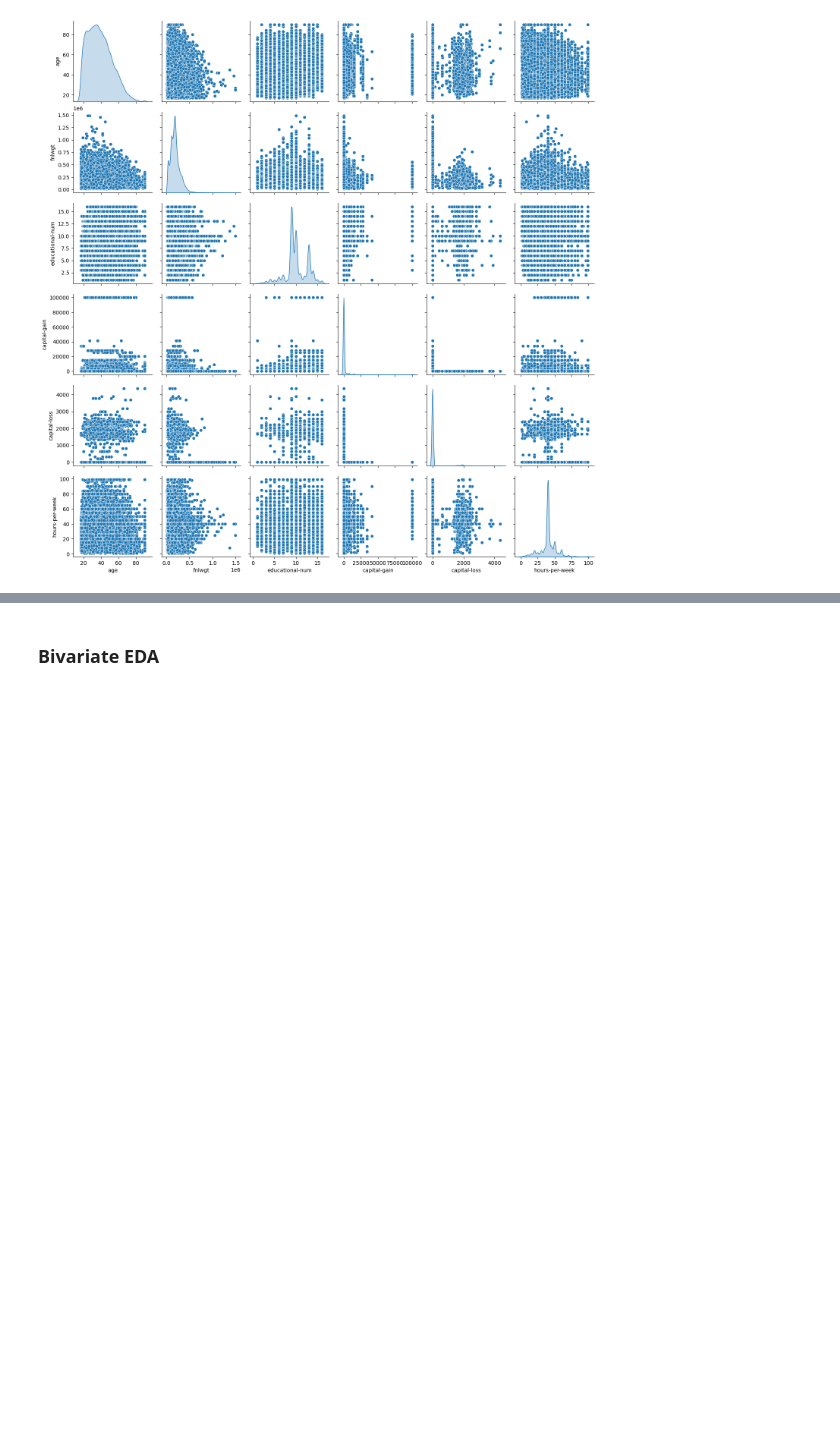
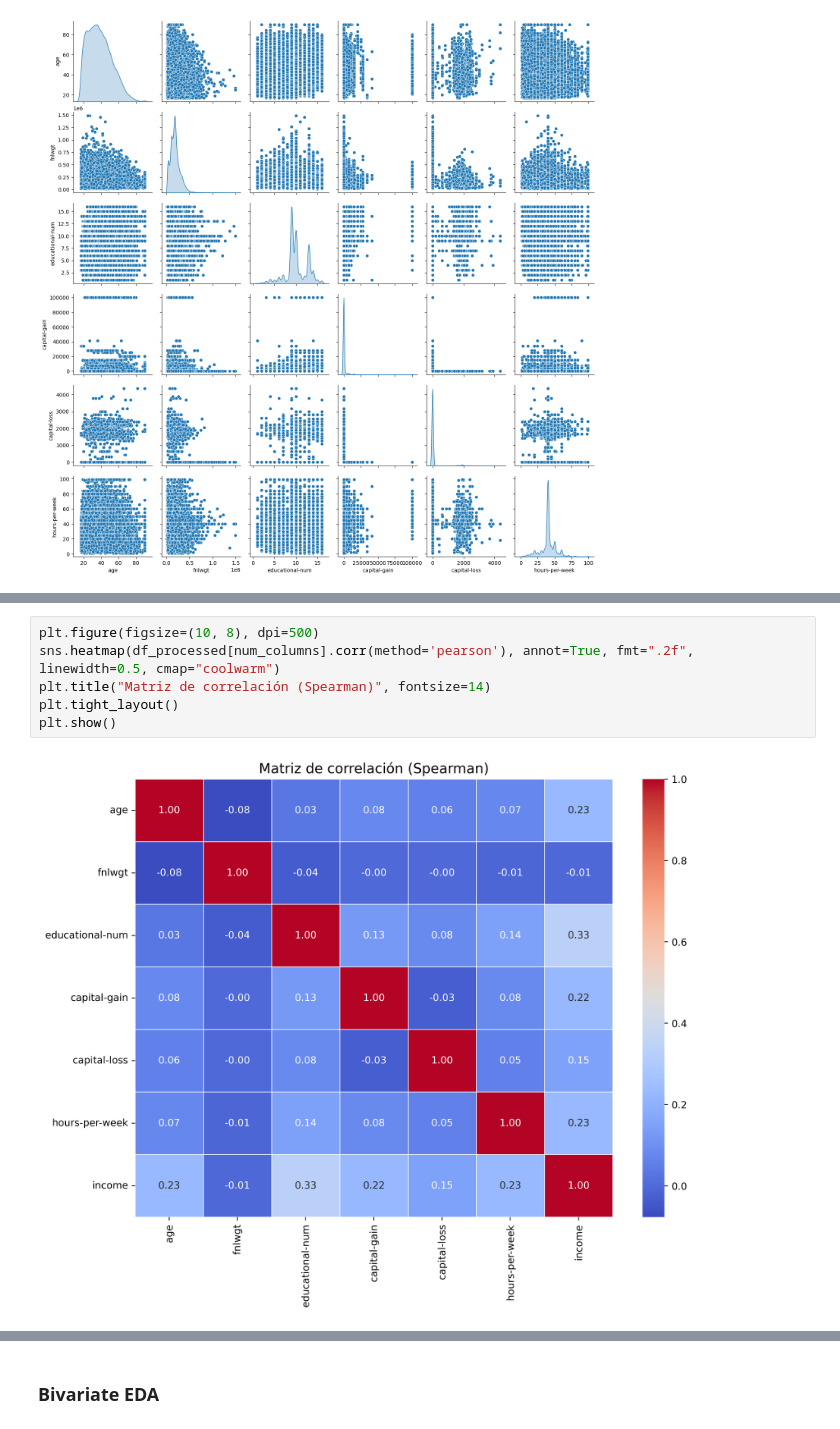
Before and after one commit to viccas123/income, a Jupyter notebook: src/EDA.ipynb, the cells around one changed output, grey strips where cells are left out. Cells and saved outputs as stored; diff of their text form; blank space fills up the shorter version.

```diff
--- a/src/EDA.ipynb
+++ b/src/EDA.ipynb
@@ -379,0 +433,8 @@ plt.show()
+# %%
+plt.figure(figsize=(10, 8), dpi=500)
+sns.heatmap(df_processed[num_columns].corr(method='pearson'), annot=True, fmt=".2f", linewidth=0.5, cmap="coolwarm")
+plt.title("Matriz de correlación (Spearman)", fontsize=14)
+plt.tight_layout()
+plt.show()
+# %% [output]
+[figure, added]
```
Also changed, not shown: parts of 15 cells of this notebook.
